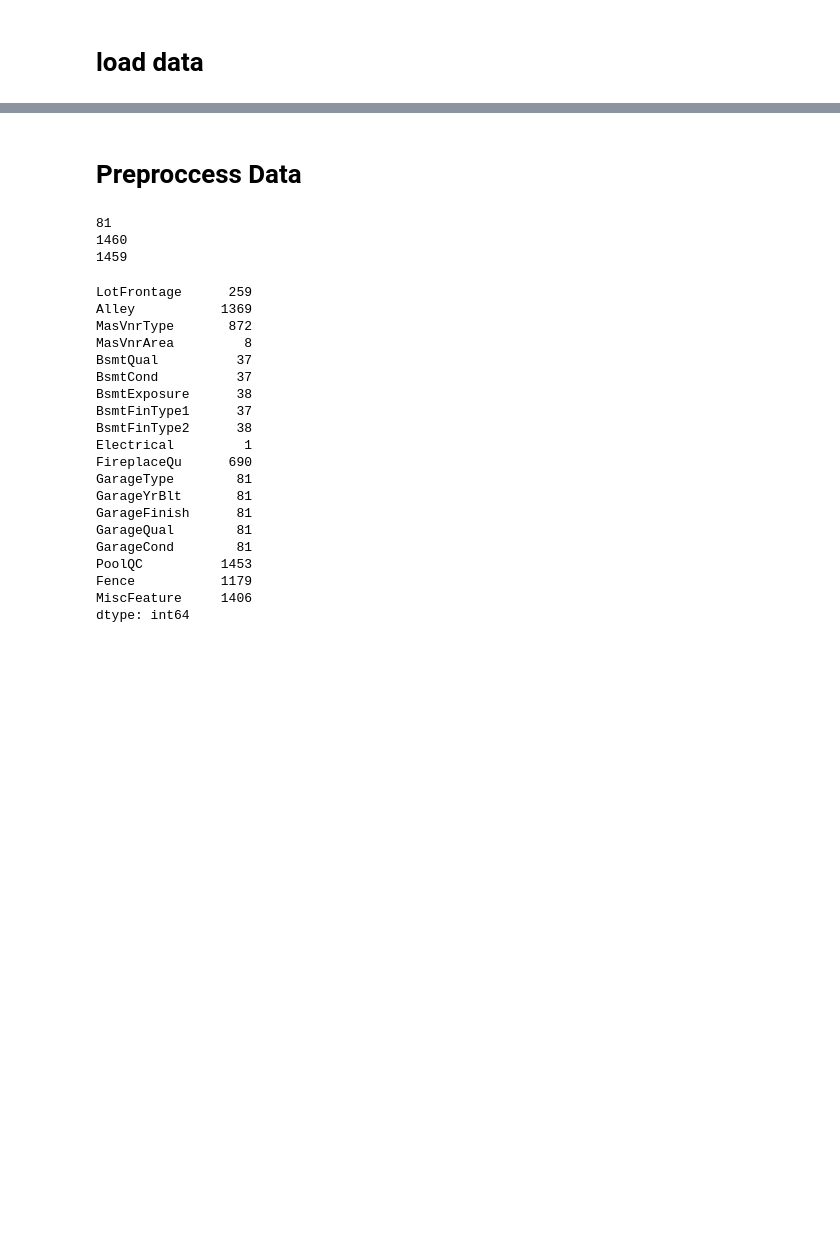
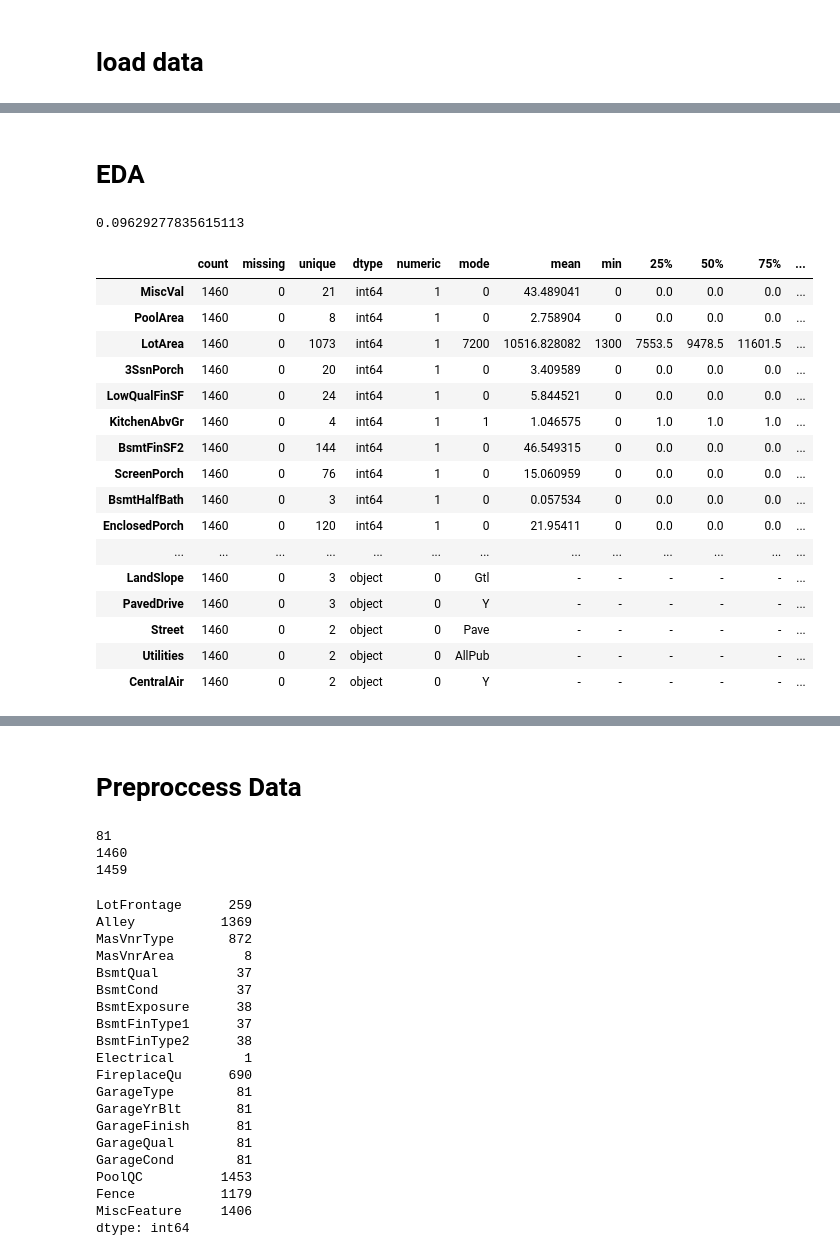
Before and after one commit to Mo-Khater/kaggle_compitions, a Jupyter notebook: src.ipynb, the cells around one changed output, grey strips where cells are left out. Saved outputs shown, nothing was run; the diff lists cells and outputs as text; code cells hidden in the pictures; blank space fills up the shorter version.

```diff
--- a/src.ipynb
+++ b/src.ipynb
@@ -9,3 +13,46 @@ train_data = pd.read_csv('./train.csv')
 test_data = pd.read_csv('./test.csv')
 # %%
 test_id = test_data['Id']
+# %% [markdown]
+# EDA
+# %%
+train_data['OverallQual'].kurt()
+# %% [output]
+0.09629277835615113
+# %%
+# for cat: look for unique
+# for num: look for skew (-1 to 1) and kurt (-1 to 1)
+from pandas.api.types import is_numeric_dtype
+def unistats(df):
+    df_results = pd.DataFrame(columns = ['count','missing','unique','dtype','numeric','mode','mean','min','25%','50%','75%','max','std','skew','kurt'])
+    for col in df.columns:
+        if is_numeric_dtype(df[col]):
+            df_results.loc[col] = [df[col].count(),df[col].isnull().sum(),len(df[col].unique()),df[col].dtype,1,df[col].mode()[0],df[col].mean(),df[col].min(),df[col].quantile(.25),df[col].quantile(.5),df[col].quantile(.75),df[col].max(),df[col].std(),df[col].skew(),df[col].kurt()]
+        else:
+            df_results.loc[col] = [df[col].count(),df[col].isnull().sum(),len(df[col].unique()),df[col].dtype,0,df[col].mode()[0],'-','-','-','-','-','-','-','-','-']
+
+    return df_results.sort_values(by=['numeric','skew','kurt','unique'],ascending=False)
+# %%
+pd.set_option('display.max_rows', None)    # Show all rows
+pd.set_option('display.max_columns', None) # Show all columns
+
+summary_stats = unistats(train_data)
+summary_stats
+# %% [output]
+|  | count | missing | unique | dtype | numeric | mode | mean | min | 25% | 50% | 75% | ... |
+| MiscVal | 1460 | 0 | 21 | int64 | 1 | 0 | 43.489041 | 0 | 0.0 | 0.0 | 0.0 | ... |
+| PoolArea | 1460 | 0 | 8 | int64 | 1 | 0 | 2.758904 | 0 | 0.0 | 0.0 | 0.0 | ... |
+| LotArea | 1460 | 0 | 1073 | int64 | 1 | 7200 | 10516.828082 | 1300 | 7553.5 | 9478.5 | 11601.5 | ... |
+| 3SsnPorch | 1460 | 0 | 20 | int64 | 1 | 0 | 3.409589 | 0 | 0.0 | 0.0 | 0.0 | ... |
+| LowQualFinSF | 1460 | 0 | 24 | int64 | 1 | 0 | 5.844521 | 0 | 0.0 | 0.0 | 0.0 | ... |
+| KitchenAbvGr | 1460 | 0 | 4 | int64 | 1 | 1 | 1.046575 | 0 | 1.0 | 1.0 | 1.0 | ... |
+| BsmtFinSF2 | 1460 | 0 | 144 | int64 | 1 | 0 | 46.549315 | 0 | 0.0 | 0.0 | 0.0 | ... |
+| ScreenPorch | 1460 | 0 | 76 | int64 | 1 | 0 | 15.060959 | 0 | 0.0 | 0.0 | 0.0 | ... |
+| BsmtHalfBath | 1460 | 0 | 3 | int64 | 1 | 0 | 0.057534 | 0 | 0.0 | 0.0 | 0.0 | ... |
+| EnclosedPorch | 1460 | 0 | 120 | int64 | 1 | 0 | 21.95411 | 0 | 0.0 | 0.0 | 0.0 | ... |
+| ... | ... | ... | ... | ... | ... | ... | ... | ... | ... | ... | ... | ... |
+| LandSlope | 1460 | 0 | 3 | object | 0 | Gtl | - | - | - | - | - | ... |
+| PavedDrive | 1460 | 0 | 3 | object | 0 | Y | - | - | - | - | - | ... |
+| Street | 1460 | 0 | 2 | object | 0 | Pave | - | - | - | - | - | ... |
+| Utilities | 1460 | 0 | 2 | object | 0 | AllPub | - | - | - | - | - | ... |
+| CentralAir | 1460 | 0 | 2 | object | 0 | Y | - | - | - | - | - | ... |
```
Also changed, not shown: parts of 4 cells of this notebook.
